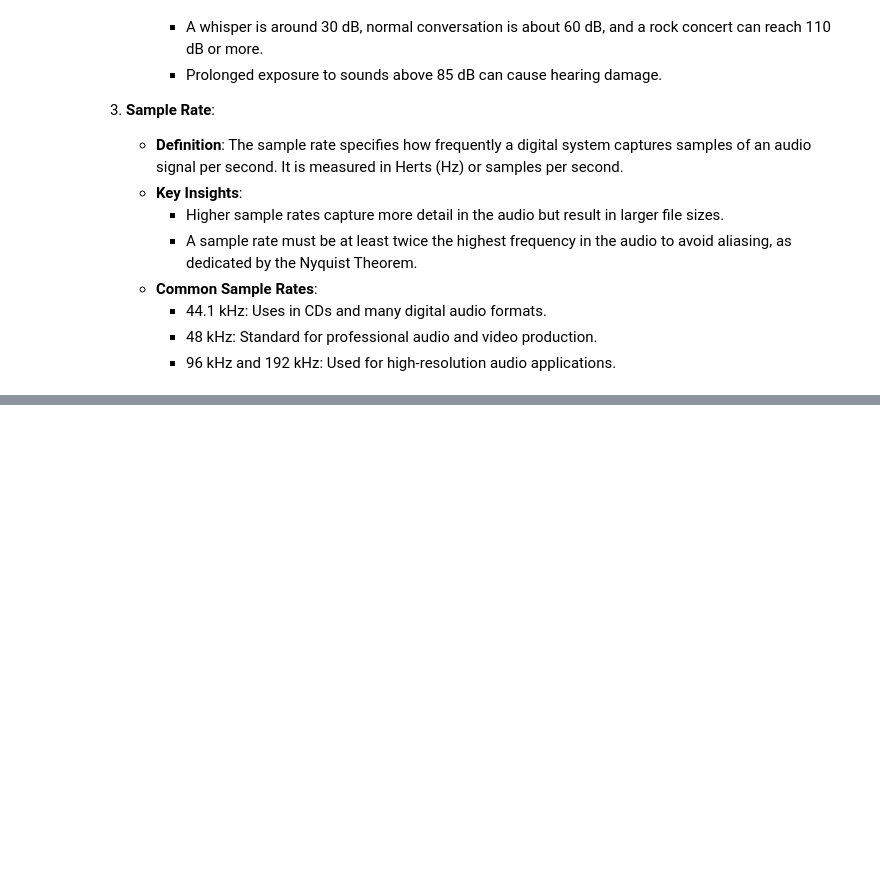
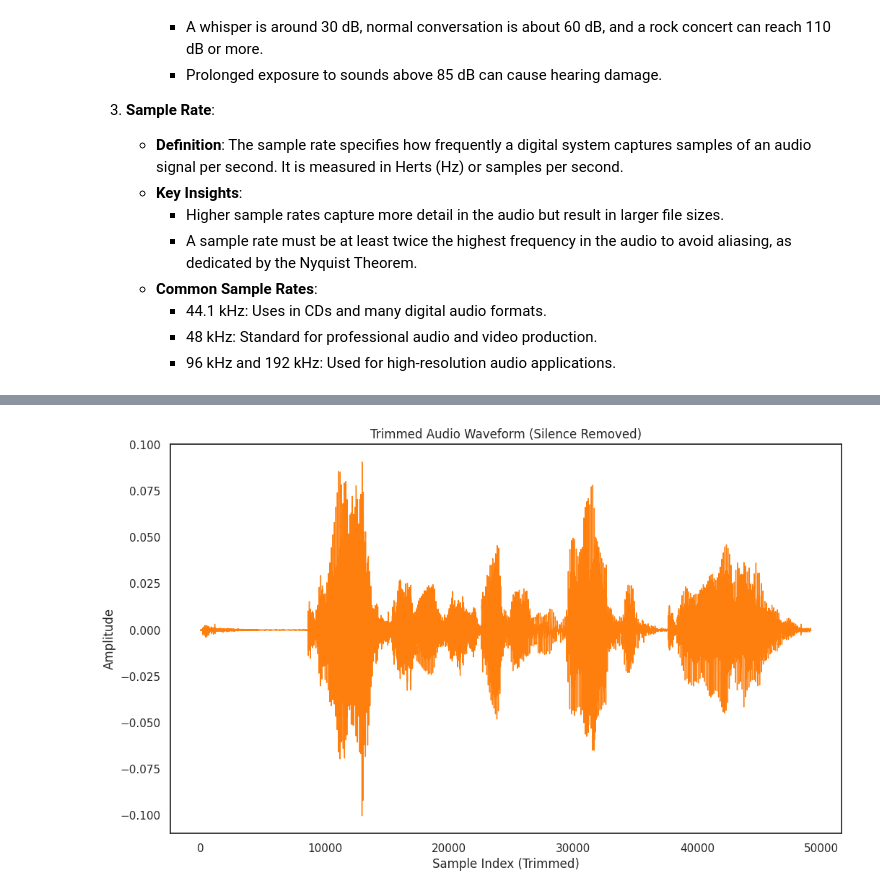
Before and after one commit to jahez07/learnin4romDrSreeni, a Jupyter notebook: other/AudioProcessingML.ipynb, the cells around one changed output, grey strips where cells are left out. Cells and saved outputs as stored; diff of their text form; code cells hidden in the pictures; blank space fills up the shorter version.

```diff
--- a/other/AudioProcessingML.ipynb
+++ b/other/AudioProcessingML.ipynb
@@ -95,0 +139,17 @@ ipd.Audio(audio_file[5])
+# %%
+# Trim the audio signal to remove silence
+# `y_trim` : Audio data after silence trimming
+# `top_db` : Threshold in decibles for considering a region as silence
+y_trim, _ = librosa.effects.trim(y, top_db=35)
+
+pd.Series(y_trim).plot(
+    figsize=(12, 7),
+    lw=1,
+    title="Trimmed Audio Waveform (Silence Removed)",
+    color=color_pal[1],
+    xlabel="Sample Index (Trimmed)",
+    ylabel="Amplitude"
+)
+plt.show()
+# %% [output]
+[figure, added]
```
Also changed, not shown: parts of 32 cells of this notebook, 1 other file.
